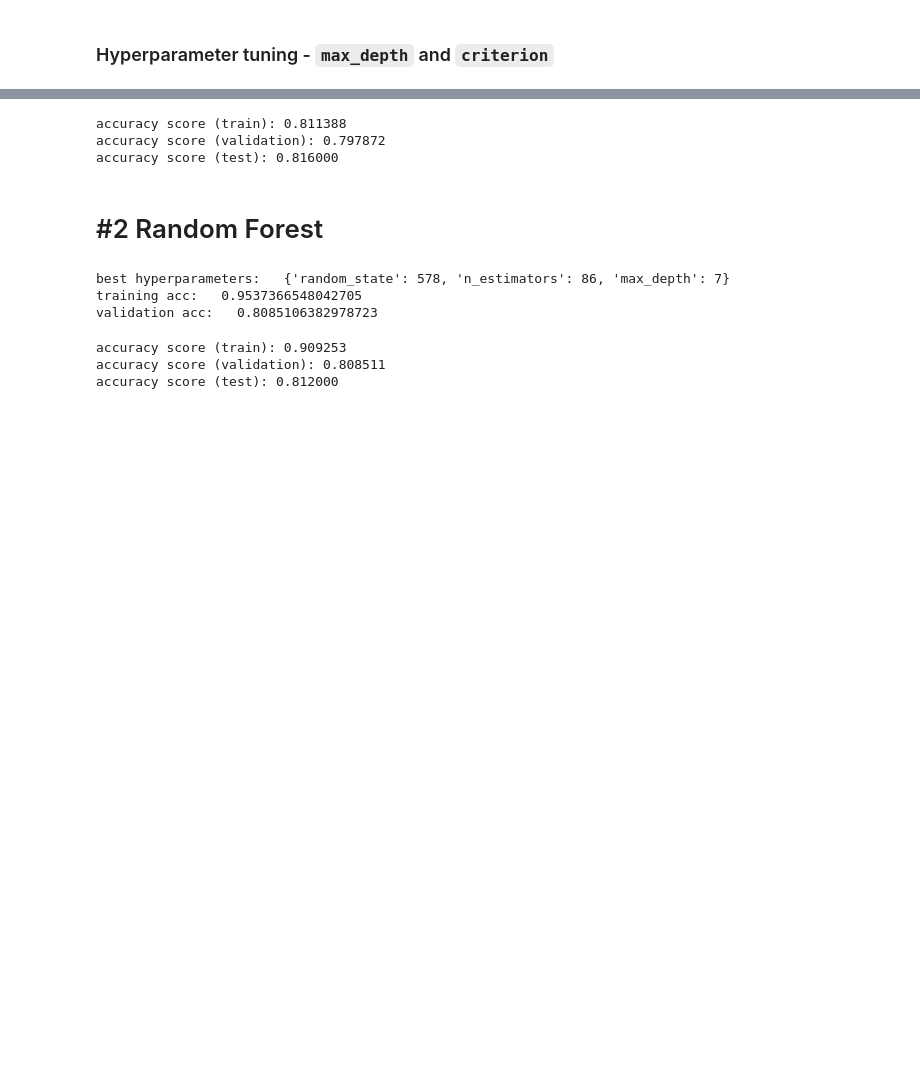
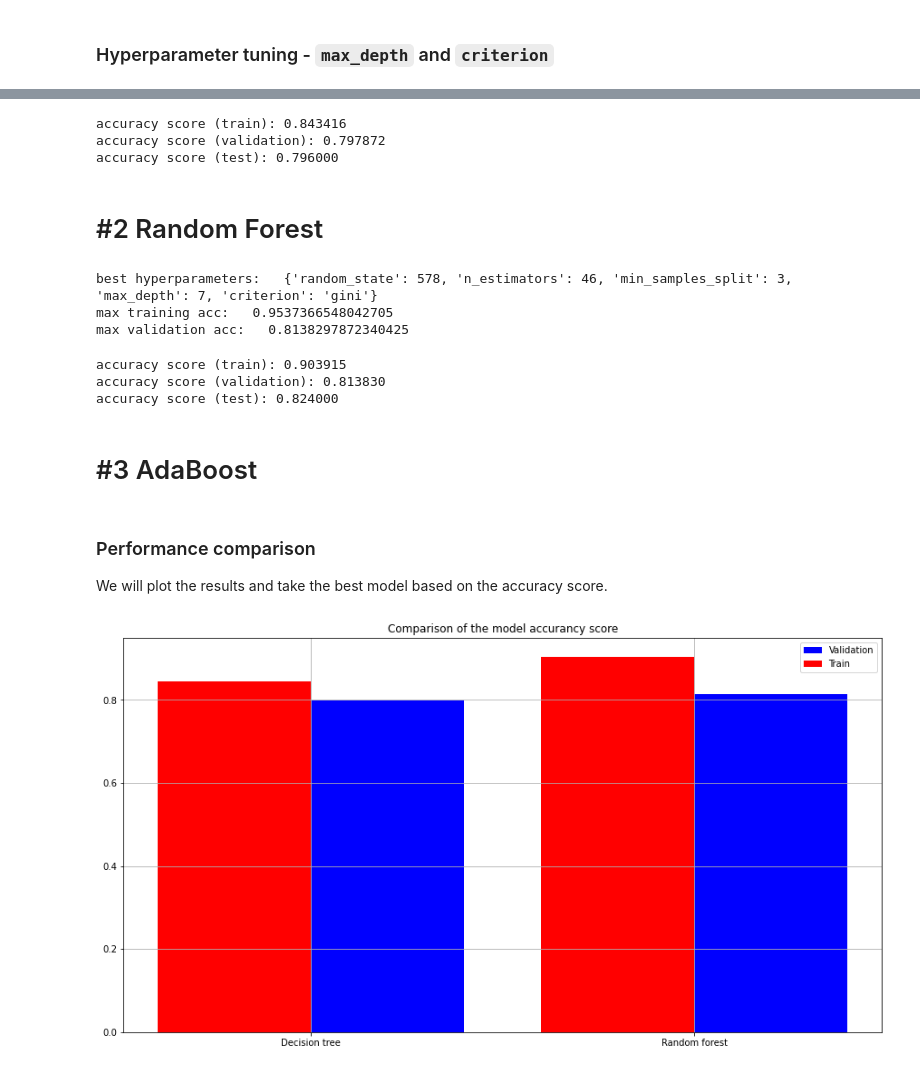
Before and after one commit to ExitNot/Data_Mining-BIE-VZD, a Jupyter notebook: 02/homework_02_B201.ipynb, the cells around one changed output, grey strips where cells are left out. Drawn from its saved outputs; the diff is of its cells as text; code cells hidden in the pictures; blank space fills up the shorter version.

Commit message:
Performance comparison

```diff
--- a/02/homework_02_B201.ipynb
+++ b/02/homework_02_B201.ipynb
@@ -227,13 +228,16 @@ validation acc:   0.7978723404255319
 # %%
-tree_model = DecisionTreeClassifier(**best_params)
-tree_model.fit(Xtrain, ytrain)
-print('accuracy score (train): {0:.6f}'.format(metrics.accuracy_score(ytrain, tree_model.predict(Xtrain))))
-print('accuracy score (validation): {0:.6f}'.format(metrics.accuracy_score(yvalid, tree_model.predict(Xvalid))))
-print('accuracy score (test): {0:.6f}'.format(metrics.accuracy_score(ytest, tree_model.predict(Xtest))))
+best_tree_model = DecisionTreeClassifier(**best_params)
+best_tree_model.fit(Xtrain, ytrain)
+
+valid_tree_acc = metrics.accuracy_score(yvalid, best_tree_model.predict(Xvalid));
+train_tree_acc = metrics.accuracy_score(ytrain, best_tree_model.predict(Xtrain))
+print('accuracy score (train): {0:.6f}'.format(train_tree_acc))
+print('accuracy score (validation): {0:.6f}'.format(valid_tree_acc))
+print('accuracy score (test): {0:.6f}'.format(metrics.accuracy_score(ytest, best_tree_model.predict(Xtest))))
 # %% [output]
-accuracy score (train): 0.811388
+accuracy score (train): 0.843416
 accuracy score (validation): 0.797872
-accuracy score (test): 0.816000
+accuracy score (test): 0.796000
 # %%
 # dt.predict(Xtest)
 # %% [markdown]
@@ -242,6 +246,8 @@ accuracy score (test): 0.816000
 param_grid = {
     'n_estimators': range(1, 100, 5),
     'max_depth': range(1, 10),
+    'min_samples_split': range(2, 5),
+    'criterion': ['gini', 'entropy'],
     'random_state': [rd_seed]
 }
 # %%
@@ -257,19 +263,46 @@ for params in param_comb:
 # %%
 best_params = param_comb[np.argmax(valid_acc)]
 print(f"best hyperparameters:   {best_params}")
-print(f"training acc:   {train_acc[np.argmax(train_acc)]}")
-print(f"validation acc:   {valid_acc[np.argmax(valid_acc)]}")
+print(f"max training acc:   {train_acc[np.argmax(train_acc)]}")
+print(f"max validation acc:   {valid_acc[np.argmax(valid_acc)]}")
 # %% [output]
-best hyperparameters:   {'random_state': 578, 'n_estimators': 86, 'max_depth': 7}
-training acc:   0.9537366548042705
-validation acc:   0.8085106382978723
+best hyperparameters:   {'random_state': 578, 'n_estimators': 46, 'min_samples_split': 3, 'max_depth': 7, 'criterion': 'gini'}
+max training acc:   0.9537366548042705
+max validation acc:   0.8138297872340425
 # %%
-forest_model = RandomForestClassifier(**best_params)
-forest_model.fit(Xtrain, ytrain)
-print('accuracy score (train): {0:.6f}'.format(metrics.accuracy_score(ytrain, forest_model.predict(Xtrain))))
-print('accuracy score (validation): {0:.6f}'.format(metrics.accuracy_score(yvalid, forest_model.predict(Xvalid))))
-print('accuracy score (test): {0:.6f}'.format(metrics.accuracy_score(ytest, forest_model.predict(Xtest))))
+best_forest_model = RandomForestClassifier(**best_params)
+best_forest_model.fit(Xtrain, ytrain)
+
+valid_forest_acc = metrics.accuracy_score(yvalid, best_forest_model.predict(Xvalid));
+train_forest_acc = metrics.accuracy_score(ytrain, best_forest_model.predict(Xtrain))
+print('accuracy score (train): {0:.6f}'.format(train_forest_acc))
+print('accuracy score (validation): {0:.6f}'.format(valid_forest_acc))
+print('accuracy score (test): {0:.6f}'.format(metrics.accuracy_score(ytest, best_forest_model.predict(Xtest))))
 # %% [output]
-accuracy score (train): 0.909253
-accuracy score (validation): 0.808511
-accuracy score (test): 0.812000
+accuracy score (train): 0.903915
+accuracy score (validation): 0.813830
+accuracy score (test): 0.824000
+# %% [markdown]
+# #3 AdaBoost
+# %% [markdown]
+### Performance comparison
+
+We will plot the results and take the best model based on the accuracy score.
+# %%
+results_val = [valid_tree_acc, valid_forest_acc]
+results_train = [train_tree_acc, train_forest_acc]
+
+x_points_train = np.arange(len(results_val))
+x_points_val = np.arange(0.4, len(results_val) + 0.4, 1)
+x_points_labels = np.arange(0.2, len(results_val) + 0.2, 1)
+
+plt.figure(figsize=(15,8))
+plt.grid()
+plt.bar(x_points_val, results_val, label='Validation', color='b', width=0.4)
+plt.bar(x_points_train, results_train, label='Train', color='r', width=0.4)
+plt.xticks(x_points_labels, ["Decision tree", "Random forest", "AdaBoost"])
+plt.title("Comparison of the model accurancy score")
+plt.legend()
+plt.show()
+# %% [output]
+[figure, added]
```
Also changed, not shown: parts of 4 cells of this notebook.
